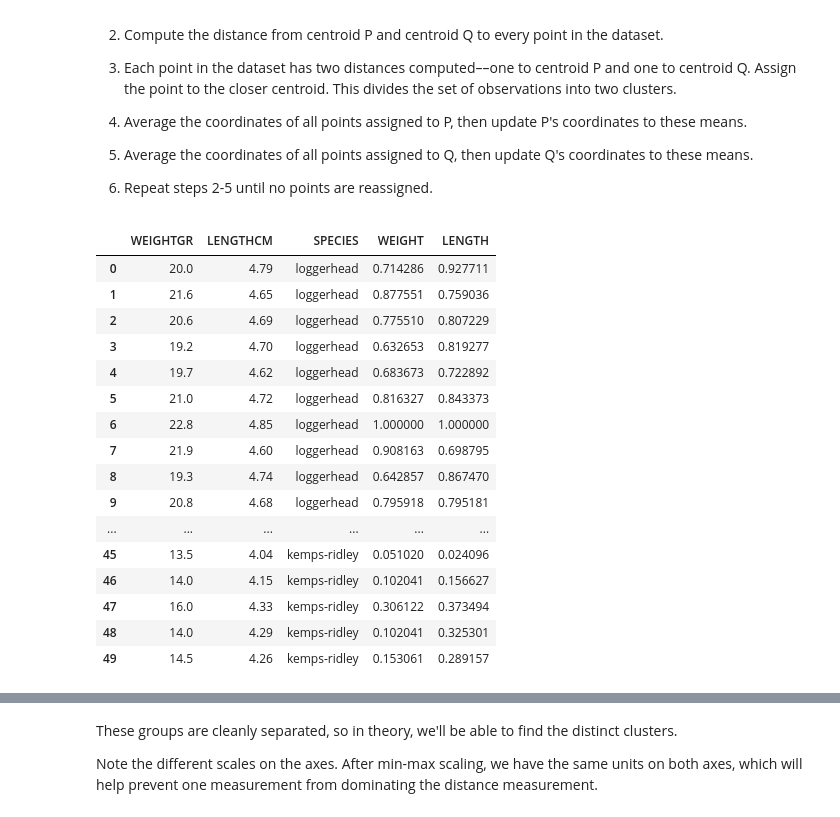
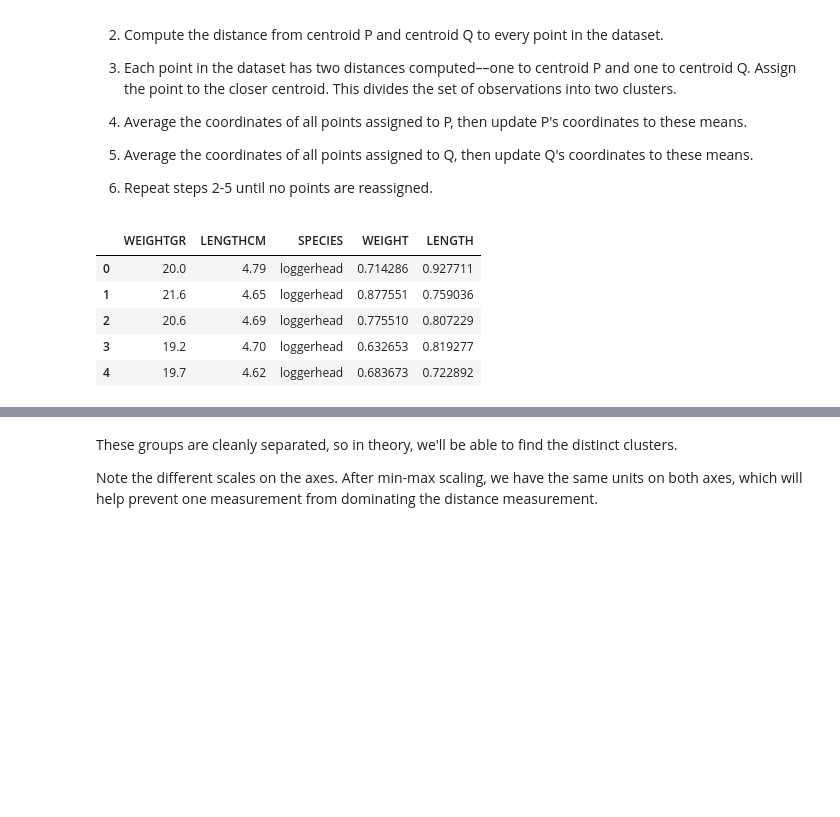
Before and after one commit to danhales/kmeans-turtles, a Jupyter notebook: kmeans-turtles.ipynb, the cells around one changed output, grey strips where cells are left out. Cells and saved outputs as stored; diff of their text form; code cells hidden in the pictures; blank space fills up the shorter version.

```diff
--- a/kmeans-turtles.ipynb
+++ b/kmeans-turtles.ipynb
@@ -29,33 +29,22 @@ The algorithm we'll be exploring works as follows:
 # %%
 import pandas as pd
 
 # The column 'Unnamed: 0' contains an index from the larger dataset, so we'll
 # drop it.
 def load_data():
     df = pd.read_csv('sample.csv').drop(axis=1, labels=['Unnamed: 0'])[['WEIGHTGR', 'LENGTHCM', 'SPECIES']]
     df['WEIGHT'] = (df.WEIGHTGR - df.WEIGHTGR.min()) / (df.WEIGHTGR.max() - df.WEIGHTGR.min())
     df['LENGTH'] = (df.LENGTHCM - df.LENGTHCM.min()) / (df.LENGTHCM.max() - df.LENGTHCM.min())
     return df
 
-load_data()
+load_data().head()
 # %% [output]
 |  | WEIGHTGR | LENGTHCM | SPECIES | WEIGHT | LENGTH |
 | 0 | 20.0 | 4.79 | loggerhead | 0.714286 | 0.927711 |
 | 1 | 21.6 | 4.65 | loggerhead | 0.877551 | 0.759036 |
 | 2 | 20.6 | 4.69 | loggerhead | 0.775510 | 0.807229 |
 | 3 | 19.2 | 4.70 | loggerhead | 0.632653 | 0.819277 |
 | 4 | 19.7 | 4.62 | loggerhead | 0.683673 | 0.722892 |
-| 5 | 21.0 | 4.72 | loggerhead | 0.816327 | 0.843373 |
-| 6 | 22.8 | 4.85 | loggerhead | 1.000000 | 1.000000 |
-| 7 | 21.9 | 4.60 | loggerhead | 0.908163 | 0.698795 |
-| 8 | 19.3 | 4.74 | loggerhead | 0.642857 | 0.867470 |
-| 9 | 20.8 | 4.68 | loggerhead | 0.795918 | 0.795181 |
-| ... | ... | ... | ... | ... | ... |
-| 45 | 13.5 | 4.04 | kemps-ridley | 0.051020 | 0.024096 |
-| 46 | 14.0 | 4.15 | kemps-ridley | 0.102041 | 0.156627 |
-| 47 | 16.0 | 4.33 | kemps-ridley | 0.306122 | 0.373494 |
-| 48 | 14.0 | 4.29 | kemps-ridley | 0.102041 | 0.325301 |
-| 49 | 14.5 | 4.26 | kemps-ridley | 0.153061 | 0.289157 |
 # %%
 import matplotlib.pyplot as plt
 df = load_data()
```
Also changed, not shown: parts of 6 cells of this notebook, 1 other file.
